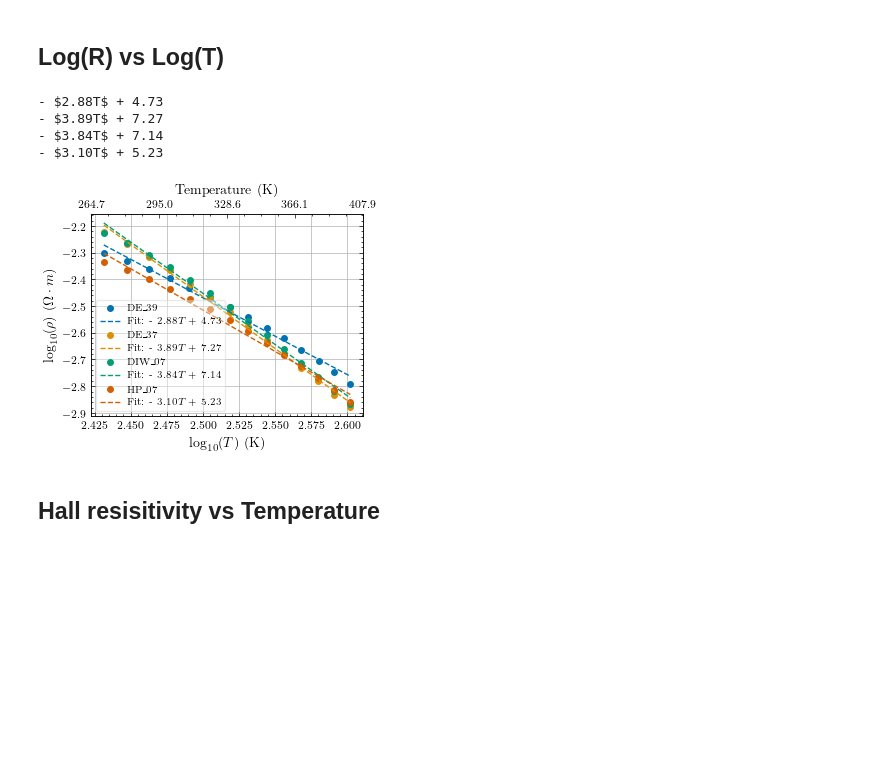
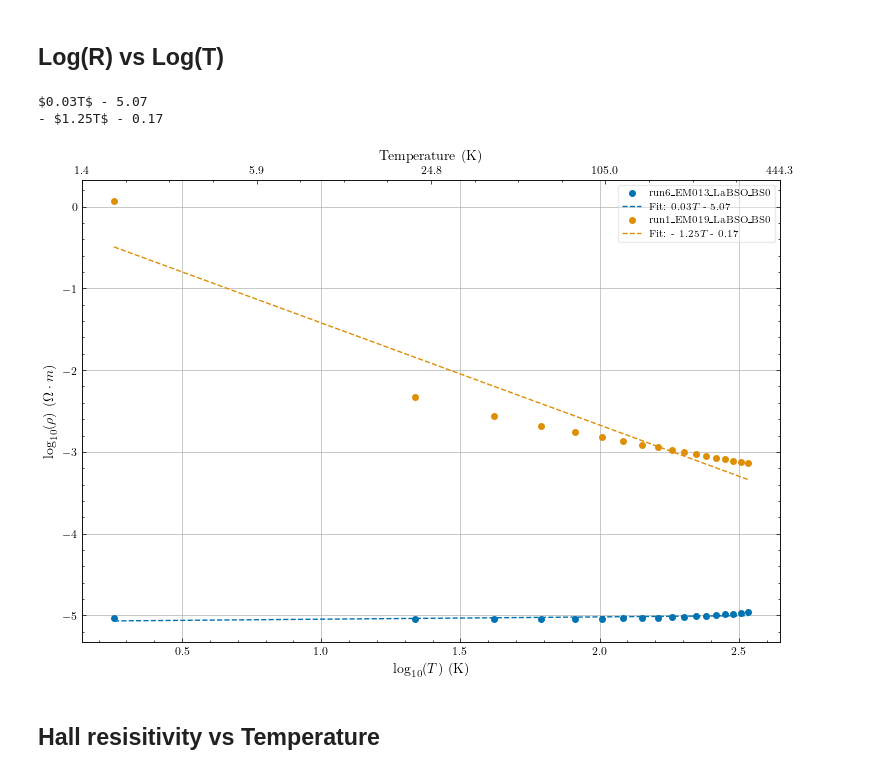
Before and after one commit to hc3413/Electronic_properties_of_thin_films, a Jupyter notebook: Analysis_Publication.ipynb, the cells around one changed output. Cells and saved outputs as stored; diff of their text form; code cells hidden in the pictures; blank space fills up the shorter version.

```diff
--- a/Analysis_Publication.ipynb
+++ b/Analysis_Publication.ipynb
@@ -24,8 +24,9 @@ from Functions_Fitting import poly_to_string
 
 
 ### Plotting and Output Variables
-export_data = True #set to True to export the data to a powerpoint presentation and as svg files and export to path_out
-powerpoint_string = 'Final' # string to be added to the powerpoint file name
+export_data = False #set to True to export the data to a powerpoint presentation and as svg files and export to path_out
+export_excel = True #set to True to export the data to excel files and export to path_out
+powerpoint_string = 'O_pressure' # string to be added to the powerpoint file name
 fig_format = 'svg' # format of the figure to be saved
 plot_transparency = True # set to True to make the data plots transparent
 error_shade = True # set to True to plot the error bars as shaded regions else they are plotted as lines
@@ -137,14 +138,25 @@ for count, dat in enumerate(dat_raw_vdp + dat_raw_hb):
 # dat_raw_sel = [ dat_raw_vdp[29][6]] #YC001
 
 # Evert
+# Evert
 #dat_raw_sel = [dat_raw_vdp[31][2]] #EM012
-#dat_raw_sel = [dat_raw_vdp[35][0], dat_raw_vdp[34][0], dat_raw_vdp[32][5]] #EM Combined
+#dat_raw_sel = [dat_raw_vdp[32][5]] #EM013
+#dat_raw_sel = [dat_raw_vdp[34][0]] #EM014
+#dat_raw_sel = [dat_raw_vdp[35][0]] #EM015
+#dat_raw_sel = [dat_raw_vdp[40][1]] #EM016
+#dat_raw_sel = [dat_raw_vdp[41][0]] #EM017
+#dat_raw_sel = [dat_raw_vdp[42][0]] #EM018
+#dat_raw_sel = [dat_raw_vdp[43][0]] #EM019
+#dat_raw_sel = [dat_raw_vdp[42][0], dat_raw_vdp[32][5], dat_raw_vdp[34][0], dat_raw_vdp[35][0] ] #EM Sr x = comparison $x=0.30$
+#dat_raw_sel = [dat_raw_vdp[32][5], dat_raw_vdp[40][1]] #EM vaccum vs oxygen anneal:  oxygen anneal/ vacuum anneal
+#dat_raw_sel = [dat_raw_vdp[32][5], dat_raw_vdp[41][0]] #EM BSSO/SSO buffer vs STO only: with buffer / no buffer
+dat_raw_sel = [dat_raw_vdp[32][5], dat_raw_vdp[43][0]] #High vs low oxygen pressure
 #$La_{0.05}Ba_{0.97}SnO_3/Ba_{0.7}Sr{0.3}SnO_3/SrSnO_3/SrTiO_3$ $La(5\%), \, x=0.3$
 
 
 #Xin
 #dat_raw_sel = [dat_raw_vdp[33][1]] #CP01
-dat_raw_sel = [ dat_raw_vdp[37][0],dat_raw_vdp[36][0], dat_raw_vdp[38][1],dat_raw_vdp[39][1]] #Combined Xin
+#dat_raw_sel = [ dat_raw_vdp[37][0],dat_raw_vdp[36][0], dat_raw_vdp[38][1],dat_raw_vdp[39][1]] #Combined Xin
 
 
 mag_dat = dat_raw_sel
@@ -523,12 +536,24 @@ fig_list.append((fig, plot_filename, plot_title, notes))
 fig = plt.figure()
 ax = fig.add_subplot(111)  # Create a single subplot
 
+# Define temperature range for fitting
+T_low = 0  # Lower temperature bound for fitting
+T_high = 400  # Upper temperature bound for fitting
+
 # Loop over the data sets
 for j, d in enumerate(dat):
     # Plot log10(rho_film) vs log10(Temp)
     Bi_zero = int(d.ctf[5]/2)
-    log_T = np.log10(d.res_data[:, Bi_zero, 0])
-    log_R = np.log10(d.res_data[:, Bi_zero, 4])
+
+    # Mask to select temperature range for fitting
+    Temp = d.res_data[:, Bi_zero, 0]
+    Res = d.res_data[:, Bi_zero, 4]
+    mask = (Temp > T_low) & (Temp < T_high)
+    Temp = Temp[mask]
+    Res = Res[mask]
+
+    log_T = np.log10(Temp)
+    log_R = np.log10(Res)
     measurement_plot = ax.scatter(log_T, log_R, marker='o', linestyle='-', label=f'{d.plot_str}')
     current_color = measurement_plot.get_facecolors()[0] # Get the color used for the scatter plot
 
@@ -571,38 +596,36 @@ ax.legend()
 
 # Create a secondary x-axis at the top
 ax2 = ax.twiny()
 
 #ax.set_xlim(1.2, 2.5)
 
 # Set the limits of the secondary x-axis to match the primary x-axis
 ax2.set_xlim(ax.get_xlim())
 
 # Set the ticks and labels for the secondary x-axis
 log_ticks = np.linspace(ax.get_xlim()[0], ax.get_xlim()[1], num=5)
 ax2.set_xticks(log_ticks)
 ax2.set_xticklabels([f'{10**tick:.1f}' for tick in log_ticks])
 ax2.set_xlabel('Temperature (K)')
 
 # Disable grid lines for the secondary x-axis
 ax2.grid(False)
 
 # Show the plot
 plt.show()
 
 
 # Export Metadata
 plot_filename = f'{dat[0].sample_code}_{powerpoint_string}_LogR_vs_LogT' # name for exported figure
 plot_title = 'Log(resitivity) vs Log(temperature)' # title for powerpoint
 notes = sample_tag_gen(dat) + [''] # notes for the powerpoint in text box starting with sample tag
 
 # Append the figure, title and notes to the list for exporting later
 fig_list.append((fig, plot_filename, plot_title, notes))
 # %% [output]
-- $2.88T$ + 4.73
-- $3.89T$ + 7.27
-- $3.84T$ + 7.14
-- $3.10T$ + 5.23
+$0.03T$ - 5.07
+- $1.25T$ - 0.17
-[figure, old version]
+[figure, new version]
 # %% [markdown]
 ## Hall resisitivity vs Temperature
 # %%
```
Also changed, not shown: parts of 17 cells of this notebook, 5 other files.
